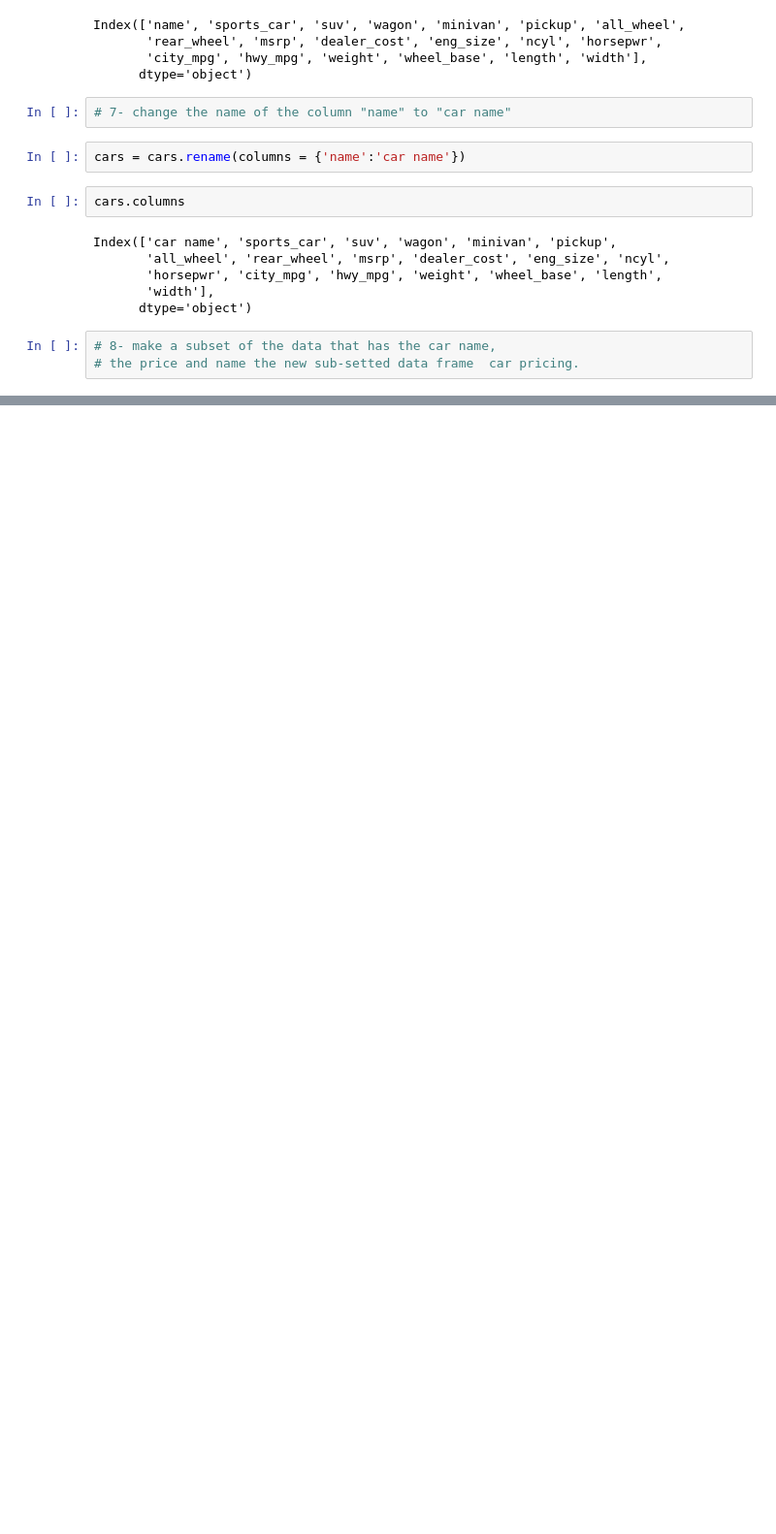
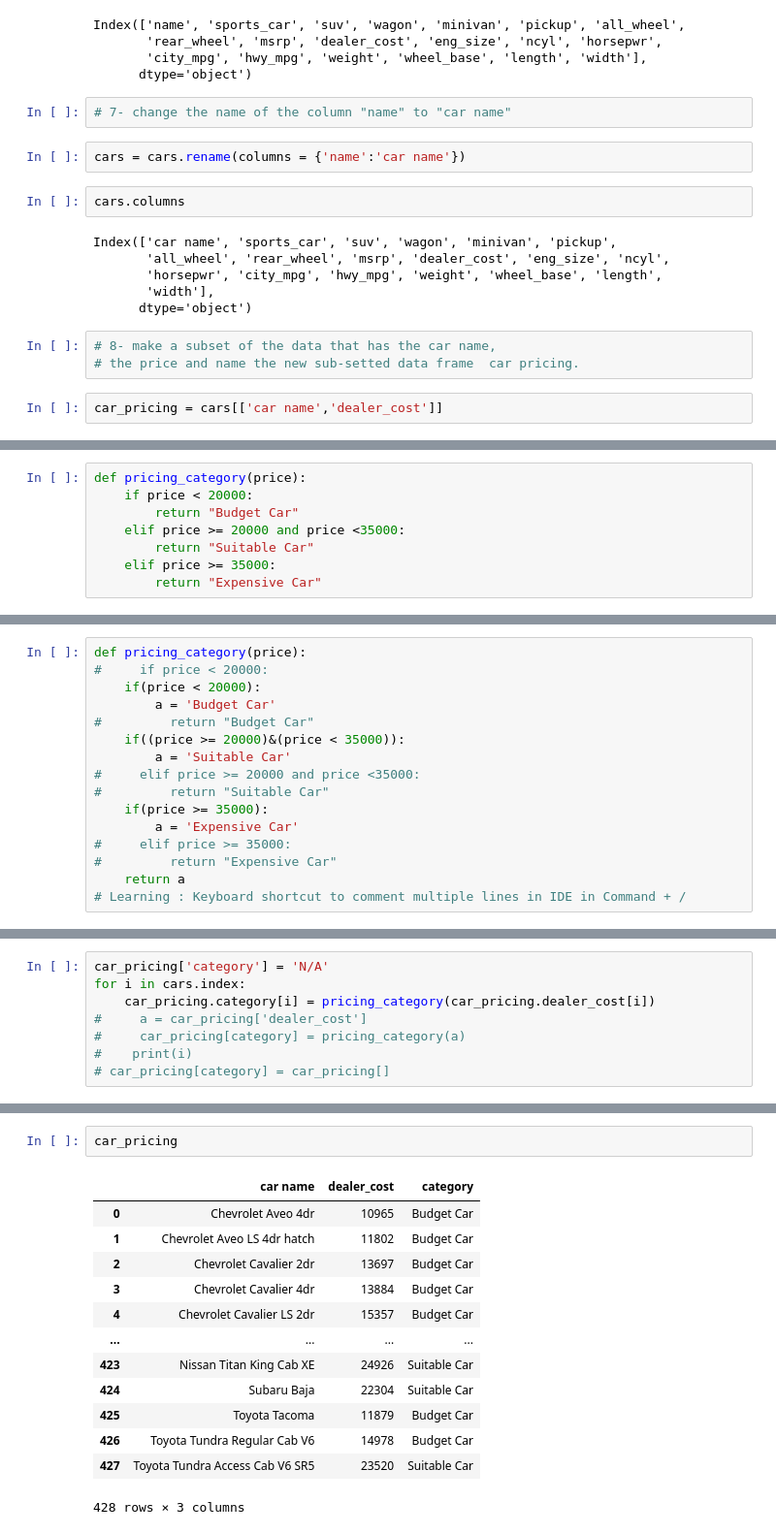
Before and after one commit to Abhishekmengi/Python-Revision, a Jupyter notebook: Python Practice using cars data.ipynb, the cells around one changed output, grey strips where cells are left out. Shown: that part at 97% size. Cells and saved outputs as stored; diff of their text form; blank space fills up the shorter version.

```diff
--- a/Python Practice using cars data.ipynb
+++ b/Python Practice using cars data.ipynb
@@ -224,3 +227,5 @@ Index(['car name', 'sports_car', 'suv', 'wagon', 'minivan', 'pickup',
 # %%
 # 8- make a subset of the data that has the car name,
 # the price and name the new sub-setted data frame  car pricing.
+# %%
+car_pricing = cars[['car name','dealer_cost']]
@@ -226,0 +252,8 @@ Index(['car name', 'sports_car', 'suv', 'wagon', 'minivan', 'pickup',
+# %%
+def pricing_category(price):
+    if price < 20000:
+        return "Budget Car"
+    elif price >= 20000 and price <35000:
+        return "Suitable Car"
+    elif price >= 35000:
+        return "Expensive Car"
@@ -226,0 +268,16 @@ Index(['car name', 'sports_car', 'suv', 'wagon', 'minivan', 'pickup',
+# %%
+def pricing_category(price):
+#     if price < 20000:
+    if(price < 20000):
+        a = 'Budget Car'
+#         return "Budget Car"
+    if((price >= 20000)&(price < 35000)):
+        a = 'Suitable Car'
+#     elif price >= 20000 and price <35000:
+#         return "Suitable Car"
+    if(price >= 35000):
+        a = 'Expensive Car'
+#     elif price >= 35000:
+#         return "Expensive Car"
+    return a
+# Learning : Keyboard shortcut to comment multiple lines in IDE in Command + /
@@ -226,0 +295,8 @@ Index(['car name', 'sports_car', 'suv', 'wagon', 'minivan', 'pickup',
+# %%
+car_pricing['category'] = 'N/A'
+for i in cars.index:
+    car_pricing.category[i] = pricing_category(car_pricing.dealer_cost[i])
+#     a = car_pricing['dealer_cost']
+#     car_pricing[category] = pricing_category(a)
+#    print(i)
+# car_pricing[category] = car_pricing[]
@@ -226,0 +313,16 @@ Index(['car name', 'sports_car', 'suv', 'wagon', 'minivan', 'pickup',
+# %%
+car_pricing
+# %% [output]
+|  | car name | dealer_cost | category |
+| 0 | Chevrolet Aveo 4dr | 10965 | Budget Car |
+| 1 | Chevrolet Aveo LS 4dr hatch | 11802 | Budget Car |
+| 2 | Chevrolet Cavalier 2dr | 13697 | Budget Car |
+| 3 | Chevrolet Cavalier 4dr | 13884 | Budget Car |
+| 4 | Chevrolet Cavalier LS 2dr | 15357 | Budget Car |
+| ... | ... | ... | ... |
+| 423 | Nissan Titan King Cab XE | 24926 | Suitable Car |
+| 424 | Subaru Baja | 22304 | Suitable Car |
+| 425 | Toyota Tacoma | 11879 | Budget Car |
+| 426 | Toyota Tundra Regular Cab V6 | 14978 | Budget Car |
+| 427 | Toyota Tundra Access Cab V6 SR5 | 23520 | Suitable Car |
+428 rows × 3 columns
```
Also changed, not shown: parts of 13 cells of this notebook.
